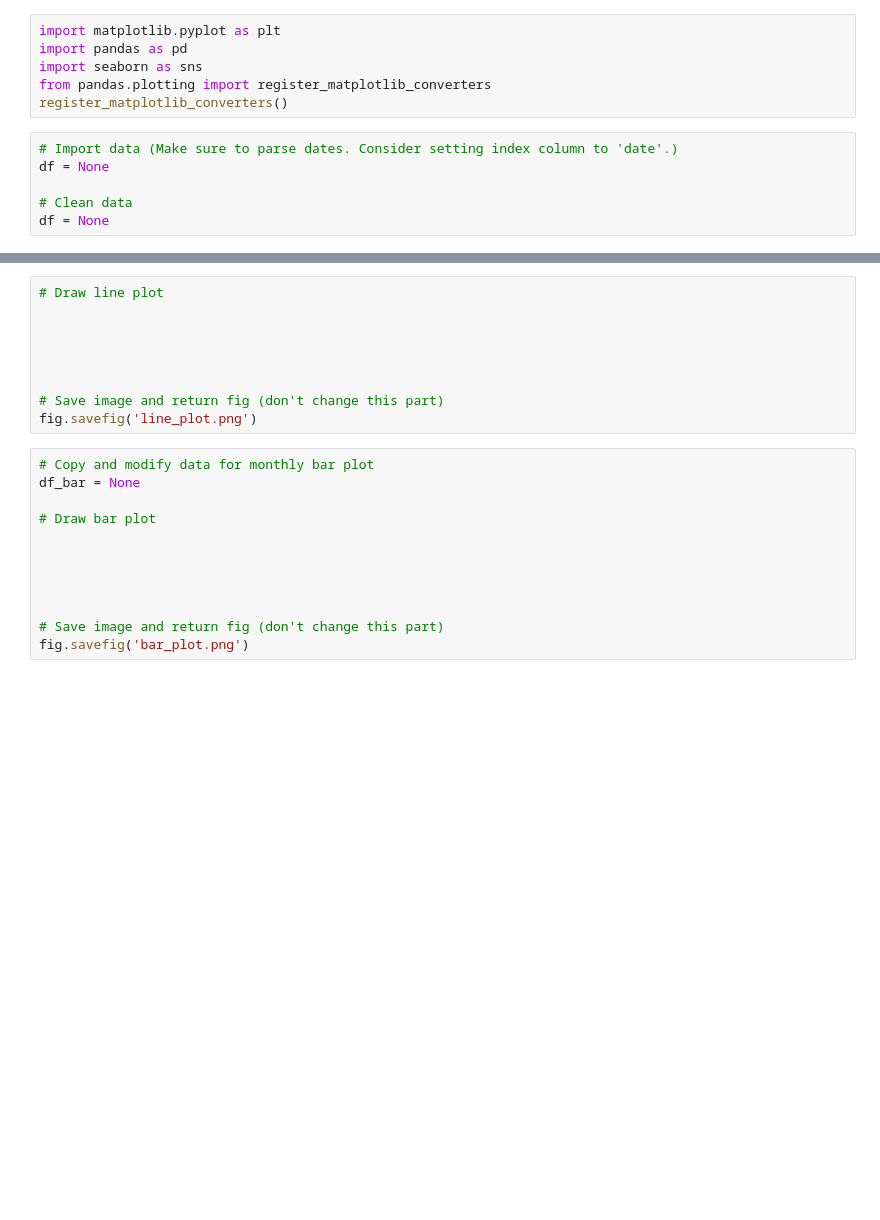
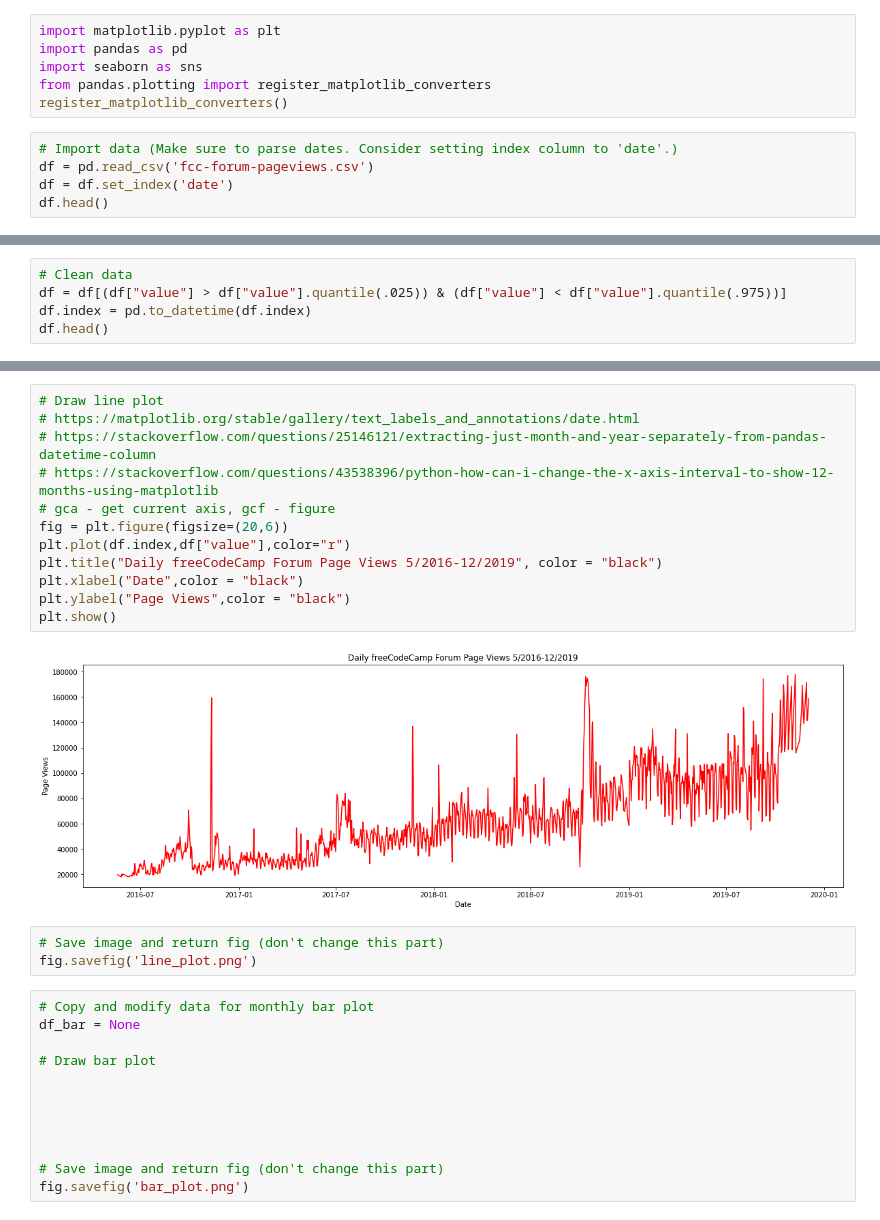
Before and after one commit to danhtran2k20/pyData, a Jupyter notebook: zpyDS0_Project/page-view-time-series-visualizer/time_series_visualizer.ipynb, the cells around one changed output, grey strips where cells are left out. Cells and saved outputs as stored; diff of their text form; blank space fills up the shorter version.

```diff
--- a/zpyDS0_Project/page-view-time-series-visualizer/time_series_visualizer.ipynb
+++ b/zpyDS0_Project/page-view-time-series-visualizer/time_series_visualizer.ipynb
@@ -19,7 +19,6 @@ from pandas.plotting import register_matplotlib_converters
 register_matplotlib_converters()
 # %%
 # Import data (Make sure to parse dates. Consider setting index column to 'date'.)
-df = None
-
-# Clean data
-df = None
+df = pd.read_csv('fcc-forum-pageviews.csv')
+df = df.set_index('date')
+df.head()
@@ -25,0 +33,5 @@ df = None
+# %%
+# Clean data
+df = df[(df["value"] > df["value"].quantile(.025)) & (df["value"] < df["value"].quantile(.975))]
+df.index = pd.to_datetime(df.index)
+df.head()
@@ -26,10 +46,18 @@ df = None
+# %%
+# Draw line plot
+# https://matplotlib.org/stable/gallery/text_labels_and_annotations/date.html
+# https://stackoverflow.com/questions/25146121/extracting-just-month-and-year-separately-from-pandas-datetime-column
+# https://stackoverflow.com/questions/43538396/python-how-can-i-change-the-x-axis-interval-to-show-12-months-using-matplotlib
+# gca - get current axis, gcf - figure
+fig = plt.figure(figsize=(20,6))
+plt.plot(df.index,df["value"],color="r")
+plt.title("Daily freeCodeCamp Forum Page Views 5/2016-12/2019", color = "black")
+plt.xlabel("Date",color = "black")
+plt.ylabel("Page Views",color = "black")
+plt.show()
+# %% [output]
+[figure, added]
 # %%
-# Draw line plot
-
-
-
-
-
 # Save image and return fig (don't change this part)
 fig.savefig('line_plot.png')
 # %%
```
Also changed, not shown: parts of 3 cells of this notebook, 5 other files.
